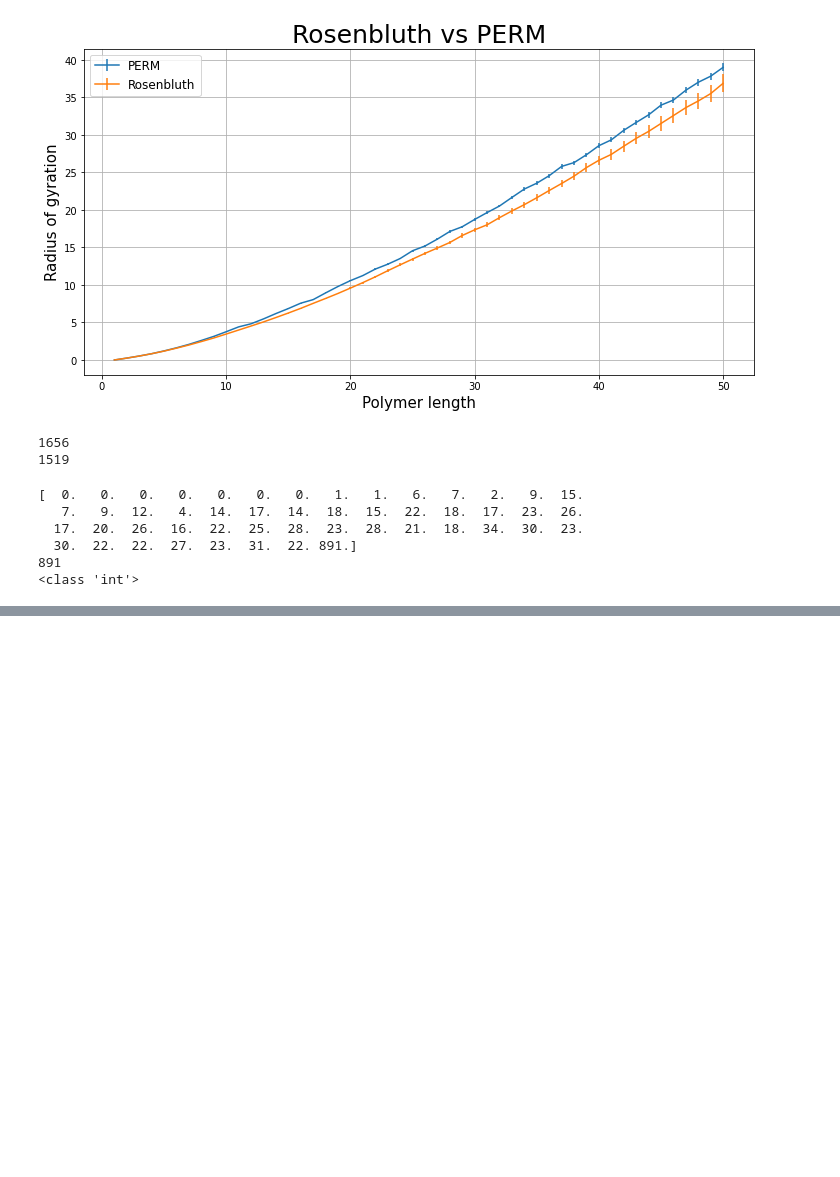
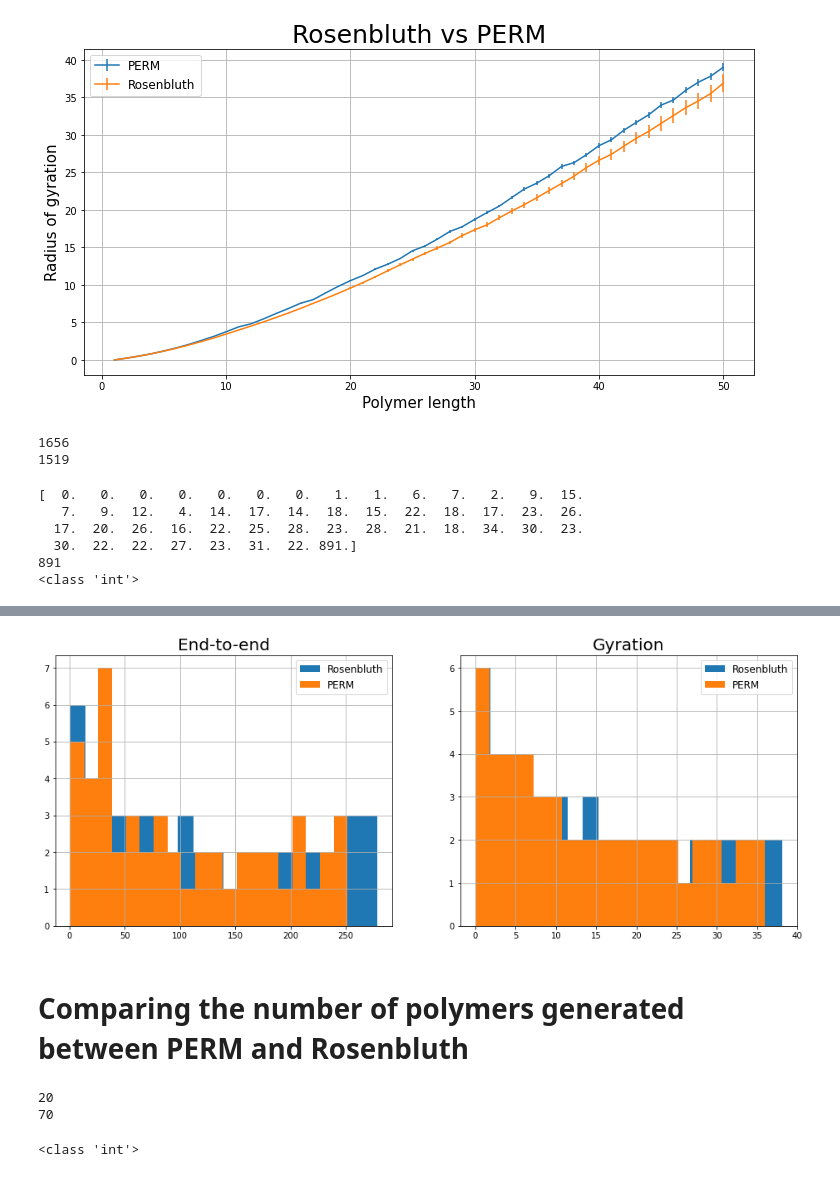
Before and after one commit to MG299792458/CompPhysProj2, a Jupyter notebook: Validation-Copy1.ipynb, the cells around one changed output, grey strips where cells are left out. Saved outputs shown, nothing was run; the diff lists cells and outputs as text; code cells hidden in the pictures; blank space fills up the shorter version.

```diff
--- a/Validation-Copy1.ipynb
+++ b/Validation-Copy1.ipynb
@@ -809,0 +851,39 @@ def fit_observ_error(observ, error_observ, scale_val=np.array([0.771, 3/4])):
+# %%
+plt.figure(figsize=[16,6])
+plt.subplot(121)
+plt.hist(Rosen_e2e, 20, label='Rosenbluth')
+plt.hist(PERM_e2e, 20, label='PERM')
+plt.legend(loc='best', fontsize='large')
+plt.title('End-to-end', fontsize=20)
+plt.grid()
+plt.subplot(122)
+plt.hist(Rosen_gy, 20, label='Rosenbluth')
+plt.hist(PERM_gy, 20, label='PERM')
+plt.legend(loc='best', fontsize='large')
+plt.title('Gyration', fontsize=20)
+plt.grid()
+plt.show()
+# %% [output]
+[figure, added]
+# %% [markdown]
+# Comparing the number of polymers generated between PERM and Rosenbluth
+# %%
+dim = (5,5)
+origin = (0,0)
+L = 100
+N = 20
+
+Rosen_test = Dish(dim, origin)
+Rosen_test.find_N_polymer(N, L)
+
+Rosen_lengths = [polymer.chain_length for polymer in Rosen_test.polymers]
+
+print(Rosen_lengths.count(L))
+print(len(Rosen_lengths) - Rosen_lengths.count(L))
+# %% [output]
+20
+70
+# %%
+print(type(len(Rosen_lengths)))
+# %% [output]
+<class 'int'>
```
Also changed, not shown: parts of 9 cells of this notebook.
